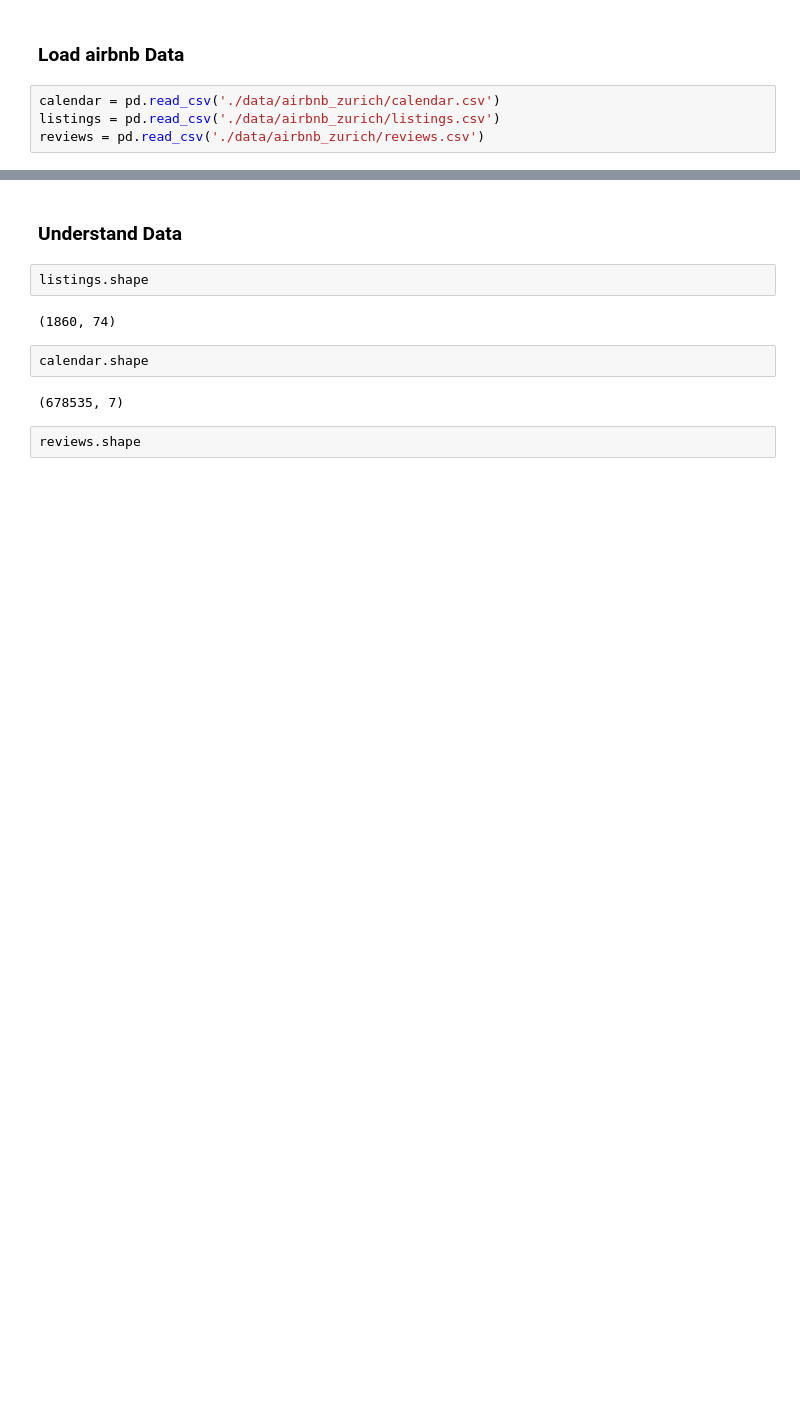
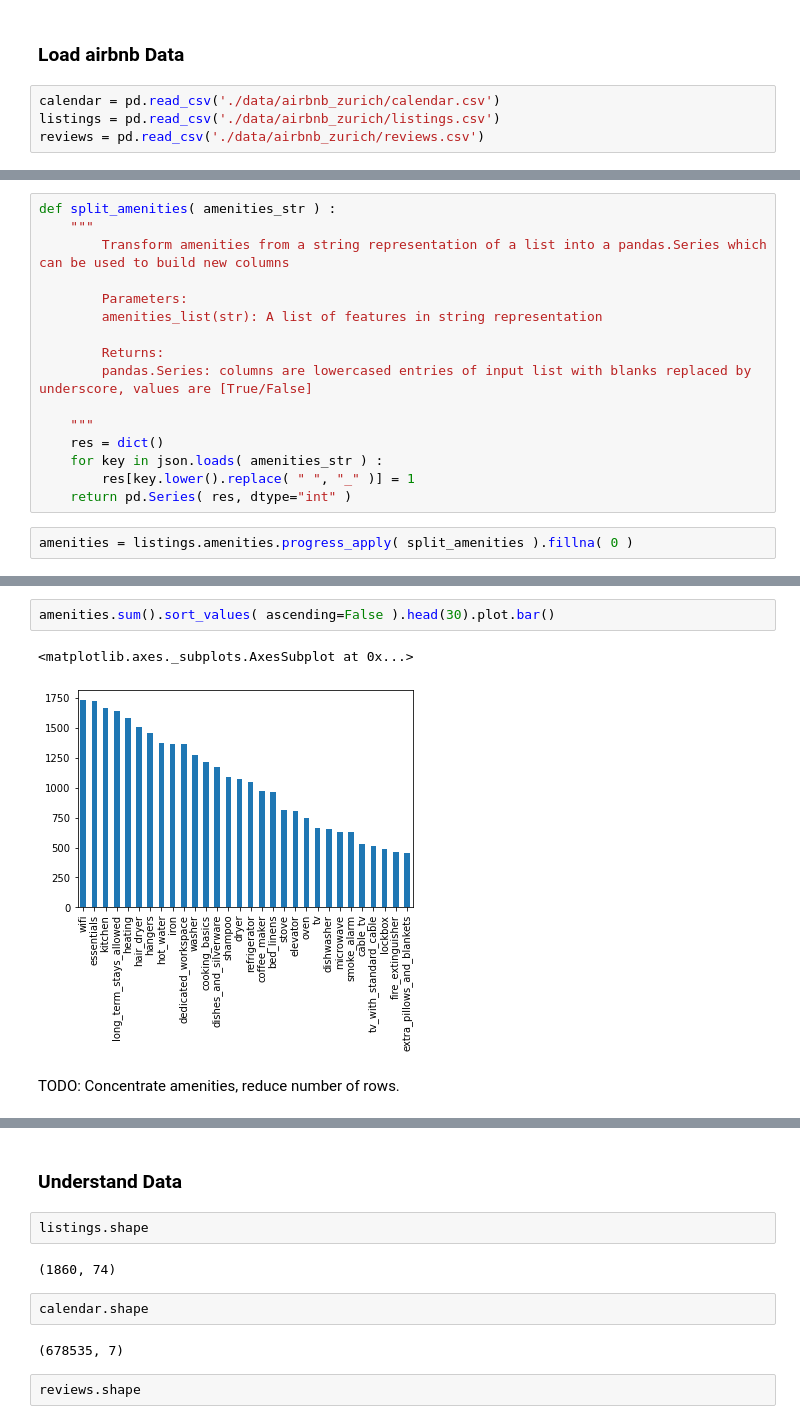
Before and after one commit to dchkeller/airbnbcase, a Jupyter notebook: airbnbcase.ipynb, the cells around one changed output, grey strips where cells are left out. Drawn from its saved outputs; the diff is of its cells as text; blank space fills up the shorter version.

```diff
--- a/airbnbcase.ipynb
+++ b/airbnbcase.ipynb
@@ -38,0 +111,18 @@ reviews = pd.read_csv('./data/airbnb_zurich/reviews.csv')
+# %%
+def split_amenities( amenities_str ) :
+    """
+        Transform amenities from a string representation of a list into a pandas.Series which can be used to build new columns
+
+        Parameters:
+        amenities_list(str): A list of features in string representation
+
+        Returns:
+        pandas.Series: columns are lowercased entries of input list with blanks replaced by underscore, values are [True/False]
+
+    """
+    res = dict()
+    for key in json.loads( amenities_str ) :
+        res[key.lower().replace( " ", "_" )] = 1
+    return pd.Series( res, dtype="int" )
+# %%
+amenities = listings.amenities.progress_apply( split_amenities ).fillna( 0 )
@@ -38,0 +142,7 @@ reviews = pd.read_csv('./data/airbnb_zurich/reviews.csv')
+# %%
+amenities.sum().sort_values( ascending=False ).head(30).plot.bar()
+# %% [output]
+<matplotlib.axes._subplots.AxesSubplot at 0x...>
+[figure, added]
+# %% [markdown]
+TODO: Concentrate amenities, reduce number of rows.
```
Also changed, not shown: parts of 42 cells of this notebook.
